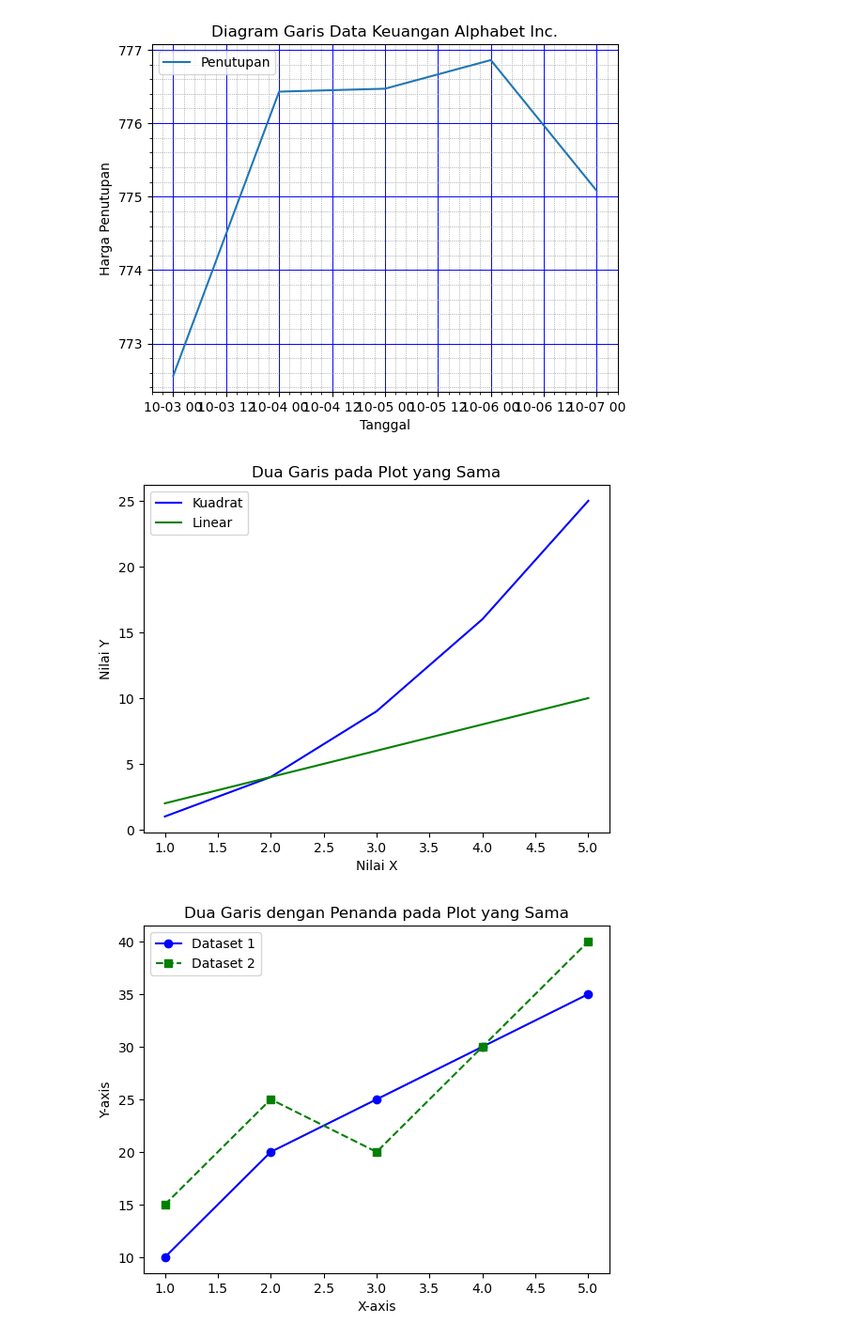
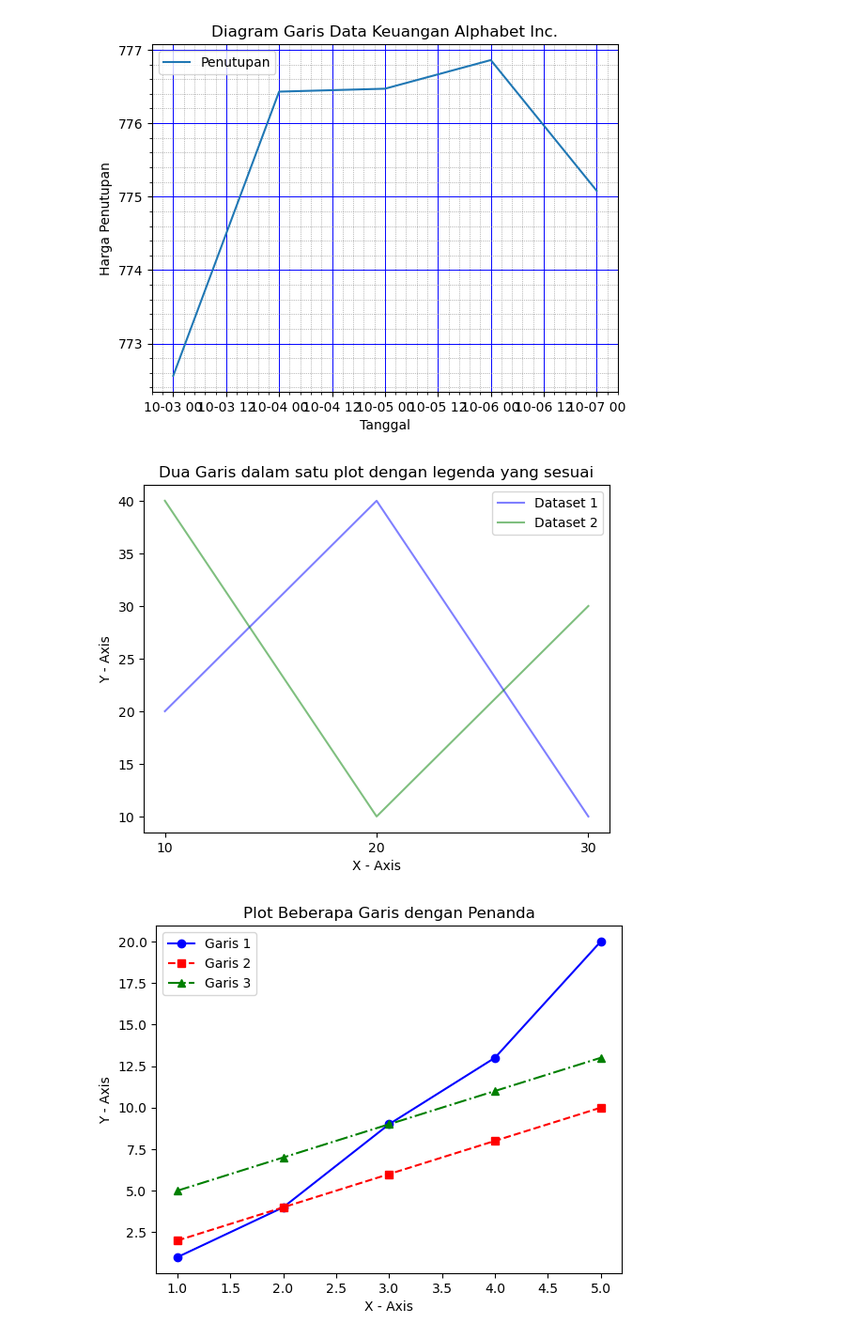
Before and after one commit to kerlily/Data_Science, a Jupyter notebook: Tugas 5.ipynb, the cells around one changed output. Shown: that part at 94% size. Cells and saved outputs as stored; diff of their text form; code cells hidden in the pictures.

```diff
--- a/Tugas 5.ipynb
+++ b/Tugas 5.ipynb
@@ -63,36 +73,66 @@ plt.show()
 # %%
 import matplotlib.pyplot as plt
 
-# Data contoh
-x = [1, 2, 3, 4, 5]
-y1 = [1, 4, 9, 16, 25]
-y2 = [2, 4, 6, 8, 10]
+#data untuk garis pertama
+x1 = [10, 20, 30]
+y1 = [20, 40, 10]
 
-# Plot kedua garis
-plt.plot(x, y1, label='Kuadrat', color='blue')
-plt.plot(x, y2, label='Linear', color='green')
-plt.xlabel('Nilai X')
-plt.ylabel('Nilai Y')
-plt.title('Dua Garis pada Plot yang Sama')
+#data untuk garis kedua
+x2 = [10, 20, 30]
+y2 = [40, 10, 30]
+
+#membuat plot
+plt.plot(x1, y1, label='Dataset 1', color='blue', alpha=0.5)
+plt.plot(x2, y2, label='Dataset 2', color='green', alpha=0.5)
+
+#menetapkan label dan judul
+plt.xlabel('X - Axis')
+plt.ylabel('Y - Axis')
+plt.title('Dua Garis dalam satu plot dengan legenda yang sesuai')
+
+# mengatur ticks sumbu x dan y tidak deesimal
+plt.xticks((10,20, 30))
+
+#menampilkan legenda
 plt.legend()
+
+#menampilkan plot
 plt.show()
 # %% [output]
-[figure, old version]
+[figure, new version]
 # %%
 import matplotlib.pyplot as plt
 
-# Data contoh
-x = [1, 2, 3, 4, 5]
-y1 = [10, 20, 25, 30, 35]
-y2 = [15, 25, 20, 30, 40]
+# Data untuk garis pertama
+x1 = [1, 2, 3, 4, 5]
+y1 = [1, 4, 9, 13, 20]
 
-# Plot dengan penanda
-plt.plot(x, y1, label='Dataset 1', color='blue', marker='o', linestyle='-')
-plt.plot(x, y2, label='Dataset 2', color='green', marker='s', linestyle='--')
-plt.xlabel('X-axis')
-plt.ylabel('Y-axis')
-plt.title('Dua Garis dengan Penanda pada Plot yang Sama')
+# Data untuk garis kedua
+x2 = [1, 2, 3, 4, 5]
+y2 = [2, 4, 6, 8, 10]
+
+# Data untuk garis ketiga
+x3 = [1, 2, 3, 4, 5]
+y3 = [5, 7, 9, 11, 13]
+
+# Plot garis pertama
+plt.plot(x1, y1, label='Garis 1', marker='o', linestyle='-', color='blue')
+
+# Plot garis kedua
+plt.plot(x2, y2, label='Garis 2', marker='s', linestyle='--', color='red')
+
+# Plot garis ketiga
+plt.plot(x3, y3, label='Garis 3', marker='^', linestyle='-.', color='green')
+
+# Menambahkan judul dan label sumbu
+plt.title('Plot Beberapa Garis dengan Penanda')
+plt.xlabel('X - Axis')
+plt.ylabel('Y - Axis')
+
+# Menampilkan legenda
 plt.legend()
+
+# Menampilkan plot
 plt.show()
 # %% [output]
-[figure, old version]
+[figure, new version]
```
Also changed, not shown: parts of 2 cells of this notebook, 1 other file.
